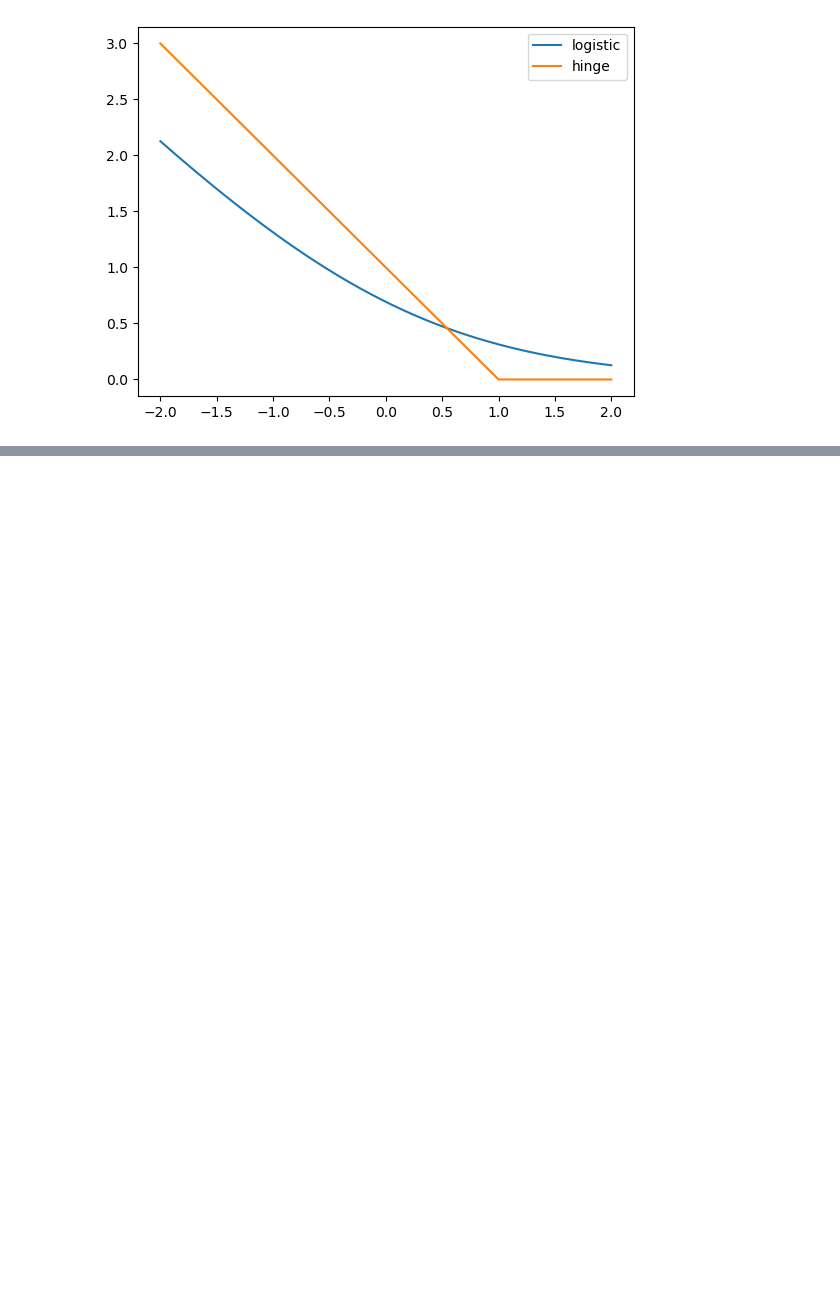
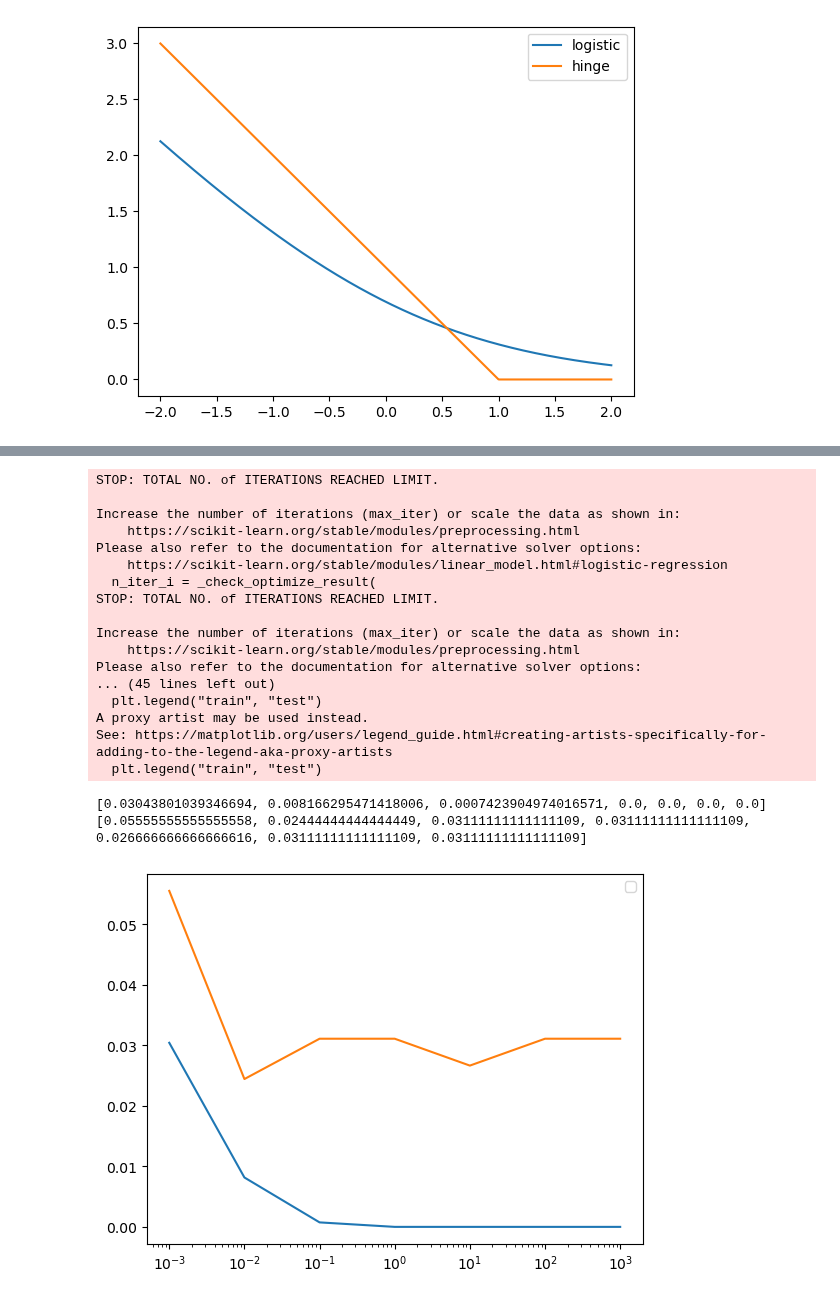
Before and after one commit to GuoweiYang19891101/datacamp_machine_learning_scientist_python, a Jupyter notebook: 3_linear_classifiers.ipynb, the cells around one changed output, grey strips where cells are left out. Drawn from its saved outputs; the diff is of its cells as text; code cells hidden in the pictures; blank space fills up the shorter version.

```diff
--- a/3_linear_classifiers.ipynb
+++ b/3_linear_classifiers.ipynb
@@ -517,0 +524,50 @@ plt.show()
+# %%
+# regularized logistic regression in scikit-learn
+from sklearn.linear_model import LogisticRegression
+from sklearn.model_selection import train_test_split
+from sklearn import datasets
+import matplotlib.pyplot as plt
+
+# get dataset
+digits = datasets.load_digits()
+X = digits.data
+y = digits.target
+X_train, X_test, y_train, y_test = train_test_split(X, y, random_state=21)
+
+# create LR models with different L2 regularization (default) values
+train_errs = list()
+test_errs = list()
+C_values = [0.001, 0.01, 0.1, 1, 10, 100, 1000]
+for C_value in [0.001, 0.01, 0.1, 1, 10, 100, 1000]:
+    lr = LogisticRegression(C=C_value)
+    lr.fit(X_train, y_train)
+    train_errs.append(1.0 - lr.score(X_train, y_train))
+    test_errs.append(1.0 - lr.score(X_test, y_test))
+
+print(train_errs)
+print(test_errs)
+# make plot
+plt.semilogx(C_values, train_errs, C_values, test_errs)
+plt.legend("train", "test")
+plt.show()
+# %% [output]
+STOP: TOTAL NO. of ITERATIONS REACHED LIMIT.
+
+Increase the number of iterations (max_iter) or scale the data as shown in:
+    https://scikit-learn.org/stable/modules/preprocessing.html
+Please also refer to the documentation for alternative solver options:
+    https://scikit-learn.org/stable/modules/linear_model.html#logistic-regression
+  n_iter_i = _check_optimize_result(
+STOP: TOTAL NO. of ITERATIONS REACHED LIMIT.
+
+Increase the number of iterations (max_iter) or scale the data as shown in:
+    https://scikit-learn.org/stable/modules/preprocessing.html
+Please also refer to the documentation for alternative solver options:
+... (45 lines left out)
+  plt.legend("train", "test")
+A proxy artist may be used instead.
+See: https://matplotlib.org/users/legend_guide.html#creating-artists-specifically-for-adding-to-the-legend-aka-proxy-artists
+  plt.legend("train", "test")
+[0.03043801039346694, 0.008166295471418006, 0.0007423904974016571, 0.0, 0.0, 0.0, 0.0]
+[0.05555555555555558, 0.02444444444444449, 0.03111111111111109, 0.03111111111111109, 0.026666666666666616, 0.03111111111111109, 0.03111111111111109]
+[figure, added]
```
Also changed, not shown: parts of 27 cells of this notebook, 10 other files.
